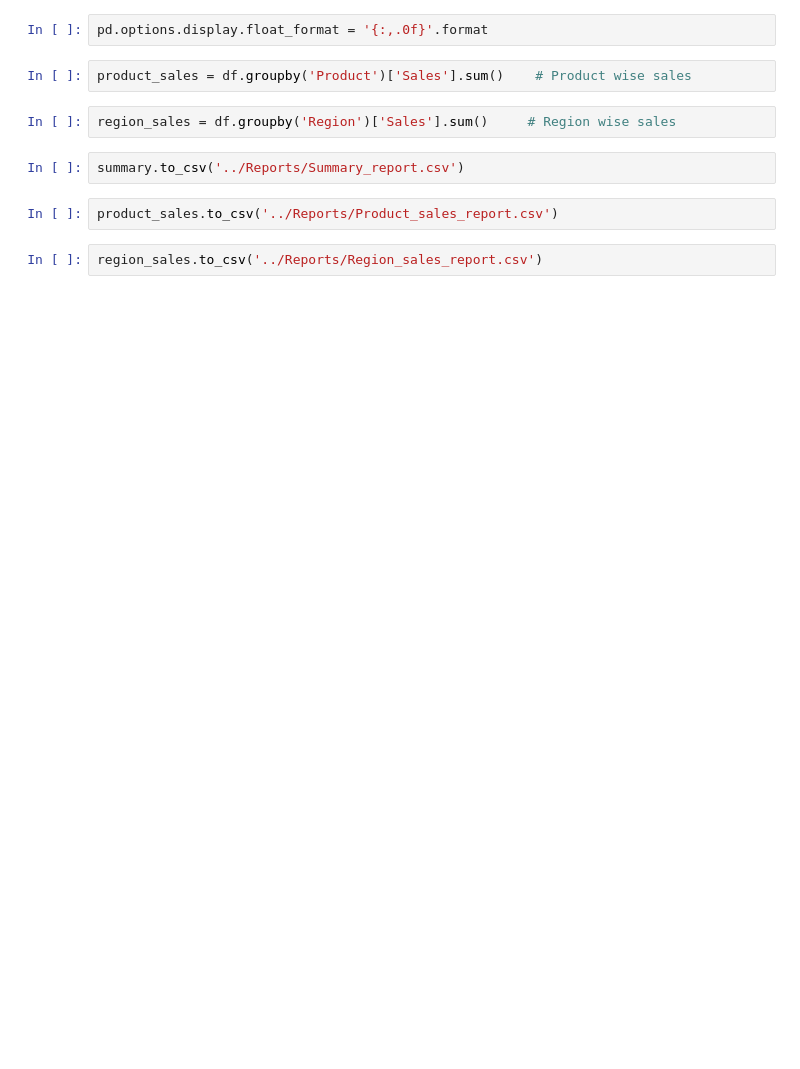
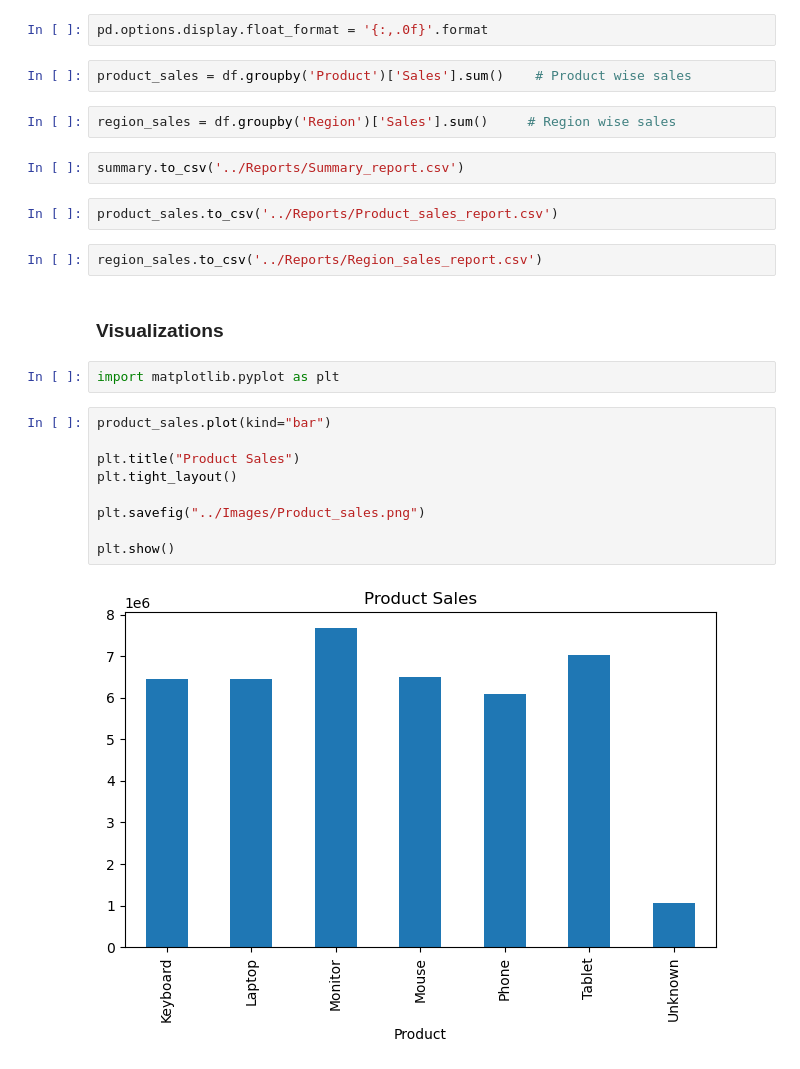
Before and after one commit to Rutu-2805/Data-Cleaning-Reporting-Automation, a Jupyter notebook: Notebook/Data-Cleaning-Reporting-Automation.ipynb, the cells around one changed output. Drawn from its saved outputs; the diff is of its cells as text; blank space fills up the shorter version.

Commit message:
Visualizations and chart automation added

```diff
--- a/Notebook/Data-Cleaning-Reporting-Automation.ipynb
+++ b/Notebook/Data-Cleaning-Reporting-Automation.ipynb
@@ -188,3 +188,18 @@ summary.to_csv('../Reports/Summary_report.csv')
 product_sales.to_csv('../Reports/Product_sales_report.csv')
 # %%
 region_sales.to_csv('../Reports/Region_sales_report.csv')
+# %% [markdown]
+### Visualizations
+# %%
+import matplotlib.pyplot as plt
+# %%
+product_sales.plot(kind="bar")
+
+plt.title("Product Sales")
+plt.tight_layout()
+
+plt.savefig("../Images/Product_sales.png")
+
+plt.show()
+# %% [output]
+[figure, added]
```
Also changed, not shown: parts of 2 cells of this notebook, 3 other files.
